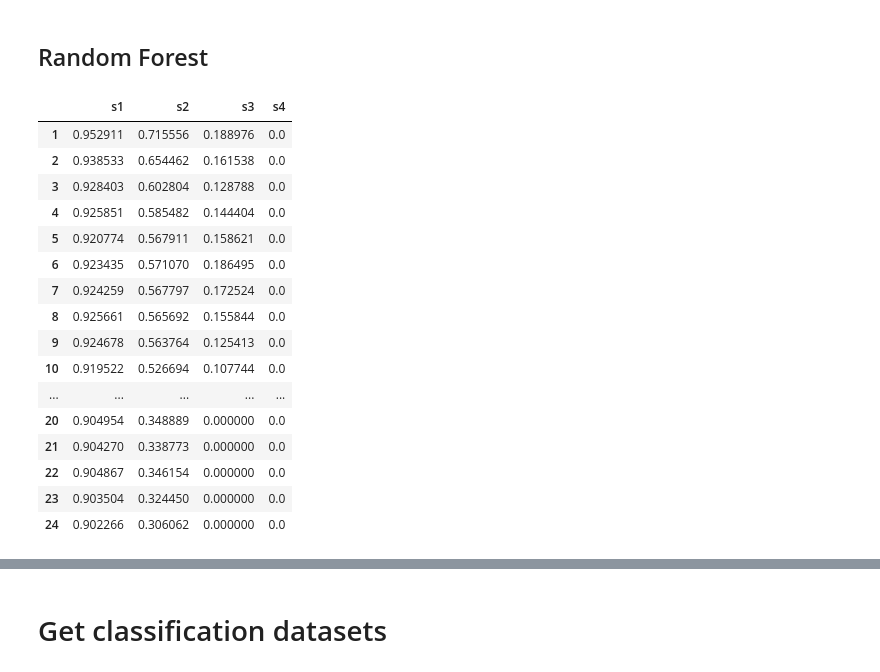
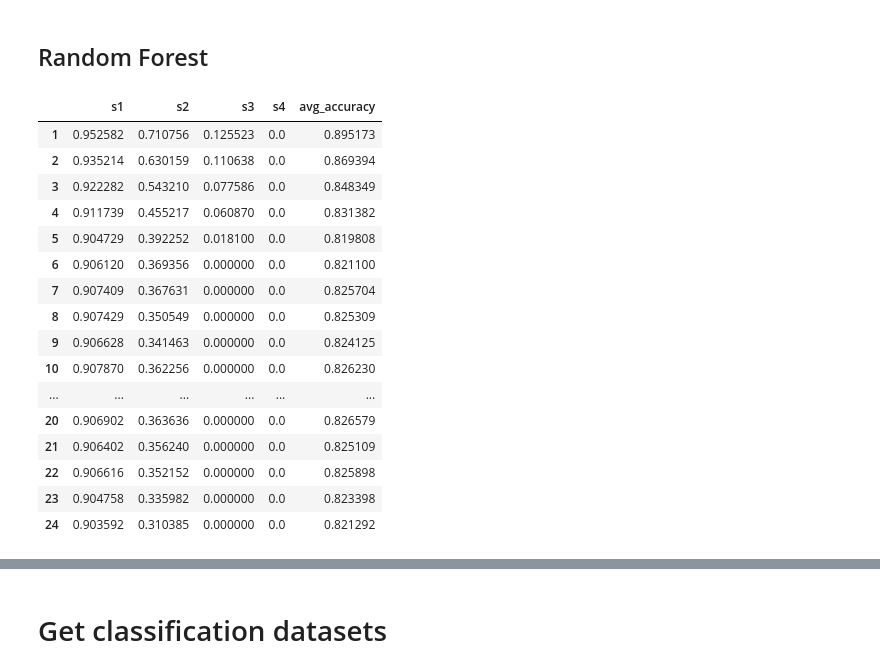
Before and after one commit to leobix/safi, a Jupyter notebook: safi_project_processing-classification.ipynb, the cells around one changed output, grey strips where cells are left out. Saved outputs shown, nothing was run; the diff lists cells and outputs as text; code cells hidden in the pictures.

Commit message:
classification results

```diff
--- a/safi_project_processing-classification.ipynb
+++ b/safi_project_processing-classification.ipynb
@@ -161,8 +161,9 @@ data_merge, historical_df, forecast_df = prepare_data_with_forecast(data, keep_o
 #select useful columns
 historical_df= data[['speed', 'temp', 'radiation', 'precip',
        'scenario_num', 'cos_wind_dir', 'sin_wind_dir', 'cos_hour', 'sin_hour',
-       'cos_day', 'sin_day', 'daily_min_speed', 'daily_min_hour',
-       'daily_max_speed', 'daily_max_hour', 'season', 'day', 'night']]
+       'cos_day', 'sin_day', 'season', 'day', 'night']]
+
+# take out: 'daily_min_speed', 'daily_min_hour', 'daily_max_speed', 'daily_max_hour',
 
 # #prepare x, y
 # past_period = 12
@@ -183,7 +184,7 @@ merge with forecast data
 ## KNN
 # %%
 from sklearn.neighbors import KNeighborsClassifier
-from sklearn.metrics import classification_report, confusion_matrix, f1_score
+from sklearn.metrics import classification_report, confusion_matrix, f1_score, accuracy_score
 
 #train 24 models to predict next 24 hours
 result = []
@@ -200,7 +201,8 @@ for predict_period in range(1,25):
 
     #get f1 score
     s1, s2, s3, s4 = f1_score(y_test, y_pred, average=None)
-    result.append([s1, s2, s3, s4])
+    avg = accuracy_score(y_test, y_pred)
+    result.append([s1, s2, s3, s4, avg])
 # change result into dataframe
-result_df_knn = DataFrame(result, columns=['s1','s2','s3','s4'], index = range(1,25))
-result_df_knn
+result_df_knn = DataFrame(result, columns=['s1','s2','s3','s4','avg'], index = range(1,25))
+#result_df_knn
@@ -229,41 +222,42 @@ result_df_knn = result_df_rnn.copy()
 # %%
 from sklearn.ensemble import RandomForestClassifier
 from sklearn.datasets import make_classification
 
 past_period = 12
 result = []
 for predict_period in range(1,25):
     #make x, y
     x, y = prepare_x_y(past_period, predict_period, historical_df, forecast_df)
     #train test split
     x_train, x_test, y_train, y_test = train_test_split(x, y, test_size=0.20, shuffle=False)
 
     #call classifier
     clf2 = RandomForestClassifier(n_estimators = 100, max_depth=5, random_state=0)
     clf2.fit(x_train, y_train)
     y_pred = clf2.predict(x_test)
 
     #get f1 score
     s1, s2, s3, s4 = f1_score(y_test, y_pred, average=None)
-    result.append([s1, s2, s3, s4])
+    avg = accuracy_score(y_test, y_pred)
+    result.append([s1, s2, s3, s4, avg])
 # change result into dataframe
-result_df_rf = DataFrame(result, columns=['s1','s2','s3','s4'], index = range(1,25))
+result_df_rf = DataFrame(result, columns=['s1','s2','s3','s4','avg'], index = range(1,25))
 result_df_rf
 # %% [output]
-|  | s1 | s2 | s3 | s4 |
-| 1 | 0.952911 | 0.715556 | 0.188976 | 0.0 |
-| 2 | 0.938533 | 0.654462 | 0.161538 | 0.0 |
-| 3 | 0.928403 | 0.602804 | 0.128788 | 0.0 |
-| 4 | 0.925851 | 0.585482 | 0.144404 | 0.0 |
-| 5 | 0.920774 | 0.567911 | 0.158621 | 0.0 |
-| 6 | 0.923435 | 0.571070 | 0.186495 | 0.0 |
-| 7 | 0.924259 | 0.567797 | 0.172524 | 0.0 |
-| 8 | 0.925661 | 0.565692 | 0.155844 | 0.0 |
-| 9 | 0.924678 | 0.563764 | 0.125413 | 0.0 |
-| 10 | 0.919522 | 0.526694 | 0.107744 | 0.0 |
-| ... | ... | ... | ... | ... |
-| 20 | 0.904954 | 0.348889 | 0.000000 | 0.0 |
-| 21 | 0.904270 | 0.338773 | 0.000000 | 0.0 |
-| 22 | 0.904867 | 0.346154 | 0.000000 | 0.0 |
-| 23 | 0.903504 | 0.324450 | 0.000000 | 0.0 |
-| 24 | 0.902266 | 0.306062 | 0.000000 | 0.0 |
+|  | s1 | s2 | s3 | s4 | avg_accuracy |
+| 1 | 0.952582 | 0.710756 | 0.125523 | 0.0 | 0.895173 |
+| 2 | 0.935214 | 0.630159 | 0.110638 | 0.0 | 0.869394 |
+| 3 | 0.922282 | 0.543210 | 0.077586 | 0.0 | 0.848349 |
+| 4 | 0.911739 | 0.455217 | 0.060870 | 0.0 | 0.831382 |
+| 5 | 0.904729 | 0.392252 | 0.018100 | 0.0 | 0.819808 |
+| 6 | 0.906120 | 0.369356 | 0.000000 | 0.0 | 0.821100 |
+| 7 | 0.907409 | 0.367631 | 0.000000 | 0.0 | 0.825704 |
+| 8 | 0.907429 | 0.350549 | 0.000000 | 0.0 | 0.825309 |
+| 9 | 0.906628 | 0.341463 | 0.000000 | 0.0 | 0.824125 |
+| 10 | 0.907870 | 0.362256 | 0.000000 | 0.0 | 0.826230 |
+| ... | ... | ... | ... | ... | ... |
+| 20 | 0.906902 | 0.363636 | 0.000000 | 0.0 | 0.826579 |
+| 21 | 0.906402 | 0.356240 | 0.000000 | 0.0 | 0.825109 |
+| 22 | 0.906616 | 0.352152 | 0.000000 | 0.0 | 0.825898 |
+| 23 | 0.904758 | 0.335982 | 0.000000 | 0.0 | 0.823398 |
+| 24 | 0.903592 | 0.310385 | 0.000000 | 0.0 | 0.821292 |
```
Also changed, not shown: parts of 10 cells of this notebook.
